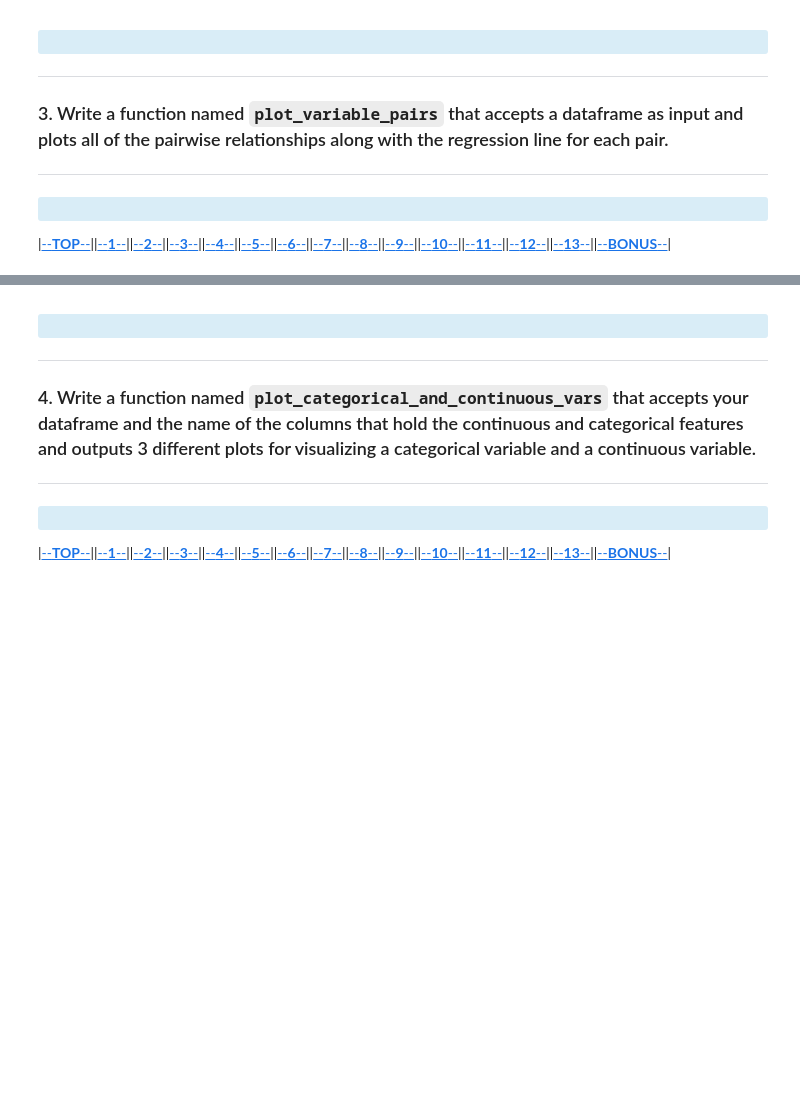
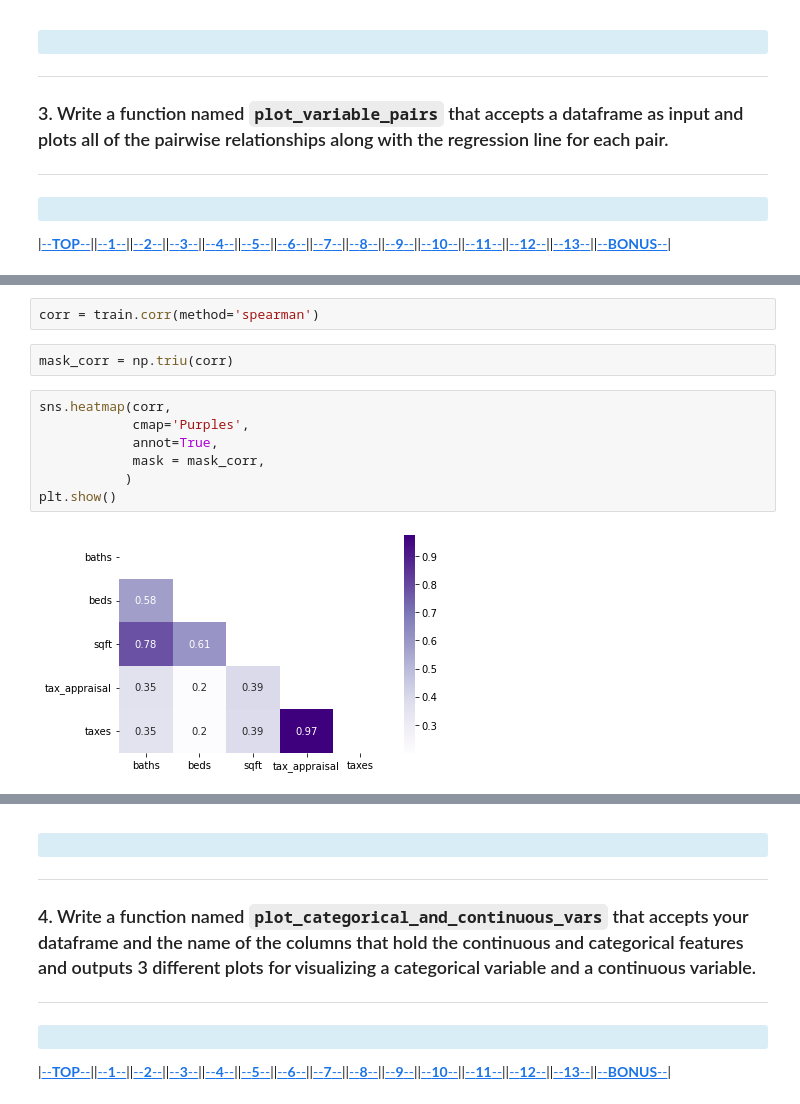
Before and after one commit to David-Howell/regression-exercises, a Jupyter notebook: explore.ipynb, the cells around one changed output, grey strips where cells are left out. Drawn from its saved outputs; the diff is of its cells as text; blank space fills up the shorter version.

```diff
--- a/explore.ipynb
+++ b/explore.ipynb
@@ -59,0 +142,13 @@ from scipy.stats import pearsonr, spearmanr,
+# %%
+corr = train.corr(method='spearman')
+# %%
+mask_corr = np.triu(corr)
+# %%
+sns.heatmap(corr,
+            cmap='Purples',
+            annot=True,
+            mask = mask_corr,
+           )
+plt.show()
+# %% [output]
+[figure, added]
```
Also changed, not shown: parts of 11 cells of this notebook.
